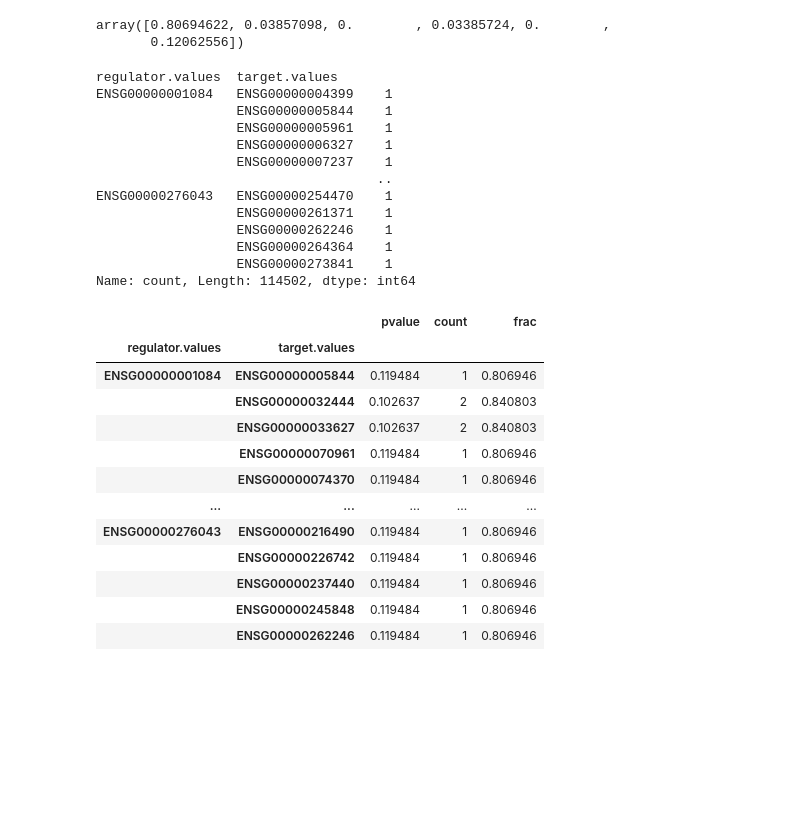
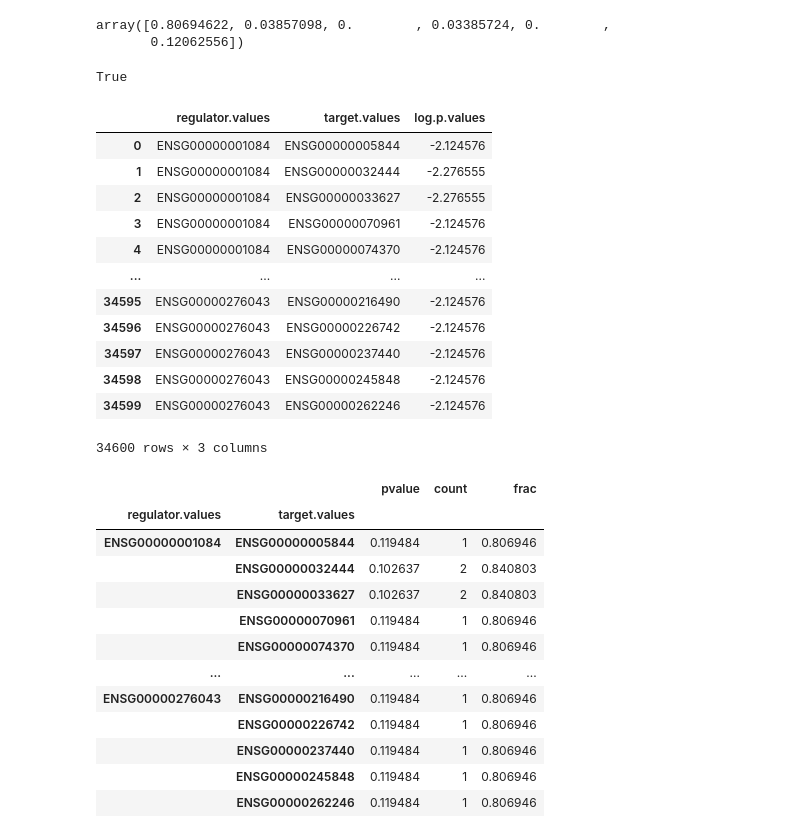
Before and after one commit to czi-ai/reg-net-llm, a Jupyter notebook: notebooks/infer_networks_mye.ipynb, the cells around one changed output. Cells and saved outputs as stored; diff of their text form; code cells hidden in the pictures; blank space fills up the shorter version.

```diff
--- a/notebooks/infer_networks_mye.ipynb
+++ b/notebooks/infer_networks_mye.ipynb
@@ -419,23 +501,29 @@ probs_1
 array([0.80694622, 0.03857098, 0.        , 0.03385724, 0.        ,
        0.12062556])
 # %%
-network_cell_1 = infer_cell_network(probs_1, classes, class_networks, base_alpha=(0.05 + 1)/2)
+network_cell_1 = infer_cell_network(probs_1, classes, class_networks, alpha=0.25, default_alpha=(0.05 + 1)/2)
-# %%
-network_cell_1["count"]
-# %% [output]
-regulator.values  target.values
-ENSG00000001084   ENSG00000004399    1
-                  ENSG00000005844    1
-                  ENSG00000005961    1
-                  ENSG00000006327    1
-                  ENSG00000007237    1
-                                    ..
-ENSG00000276043   ENSG00000254470    1
-                  ENSG00000261371    1
-                  ENSG00000262246    1
-                  ENSG00000264364    1
-                  ENSG00000273841    1
-Name: count, Length: 114502, dtype: int64
+# %%
+network_df_1 = infer_cell_network_df(probs_1, E, all_edges, alpha=0.25)
+# %%
+set(network_df_1.set_index([REG_VALS, TAR_VALS]).index) == set(network_cell_1.index)
+# %% [output]
+True
+# %%
+network_df_1
+# %% [output]
+|  | regulator.values | target.values | log.p.values |
+| 0 | ENSG00000001084 | ENSG00000005844 | -2.124576 |
+| 1 | ENSG00000001084 | ENSG00000032444 | -2.276555 |
+| 2 | ENSG00000001084 | ENSG00000033627 | -2.276555 |
+| 3 | ENSG00000001084 | ENSG00000070961 | -2.124576 |
+| 4 | ENSG00000001084 | ENSG00000074370 | -2.124576 |
+| ... | ... | ... | ... |
+| 34595 | ENSG00000276043 | ENSG00000216490 | -2.124576 |
+| 34596 | ENSG00000276043 | ENSG00000226742 | -2.124576 |
+| 34597 | ENSG00000276043 | ENSG00000237440 | -2.124576 |
+| 34598 | ENSG00000276043 | ENSG00000245848 | -2.124576 |
+| 34599 | ENSG00000276043 | ENSG00000262246 | -2.124576 |
+34600 rows × 3 columns
 # %%
 pos_network_cell_1 = network_cell_1.pipe(lambda df: df[df["pvalue"] < 0.2])
 # %%
```
Also changed, not shown: parts of 14 cells of this notebook, 6 other files.
